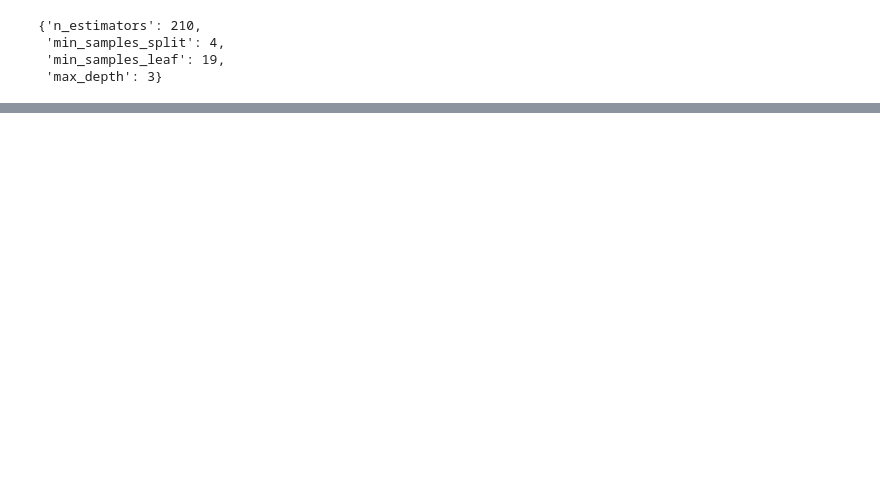
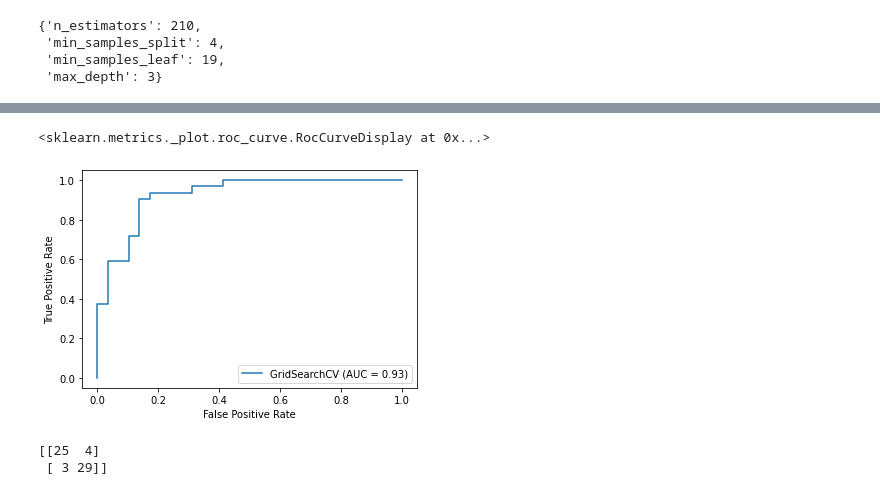
Before and after one commit to akashlilhare/heart-disease-analysis, a Jupyter notebook: heart-disease-classification.ipynb, the cells around one changed output, grey strips where cells are left out. Cells and saved outputs as stored; diff of their text form; code cells hidden in the pictures; blank space fills up the shorter version.

```diff
--- a/heart-disease-classification.ipynb
+++ b/heart-disease-classification.ipynb
@@ -594,0 +603,13 @@ rs_rf.best_params_
+# %%
+# Diffrent hyperparameters for out LogisticRegression model
+log_reg_grid = {"C": np.logspace(-4, 4, 30),
+               "solver":["liblinear"]}
+
+# Setup grid hyperparameter search for LogisticRegression
+gs_log_reg = GridSearchCV(LogisticRegression(),
+                         param_grid= log_reg_grid,
+                         cv =5,
+                         verbose =True)
+
+# Fit grid hyperparameter search model
+gs_log_reg.fit(x_train, y_train);
@@ -594,0 +665,12 @@ rs_rf.best_params_
+# %%
+# Plot ROC curve and calculate and calculate AUC metric
+plot_roc_curve(gs_log_reg, x_test, y_test)
+# %% [output]
+<sklearn.metrics._plot.roc_curve.RocCurveDisplay at 0x...>
+[figure, added]
+# %%
+# Confusion matrix
+print(confusion_matrix(y_test, y_preds))
+# %% [output]
+[[25  4]
+ [ 3 29]]
```
Also changed, not shown: parts of 32 cells of this notebook.
